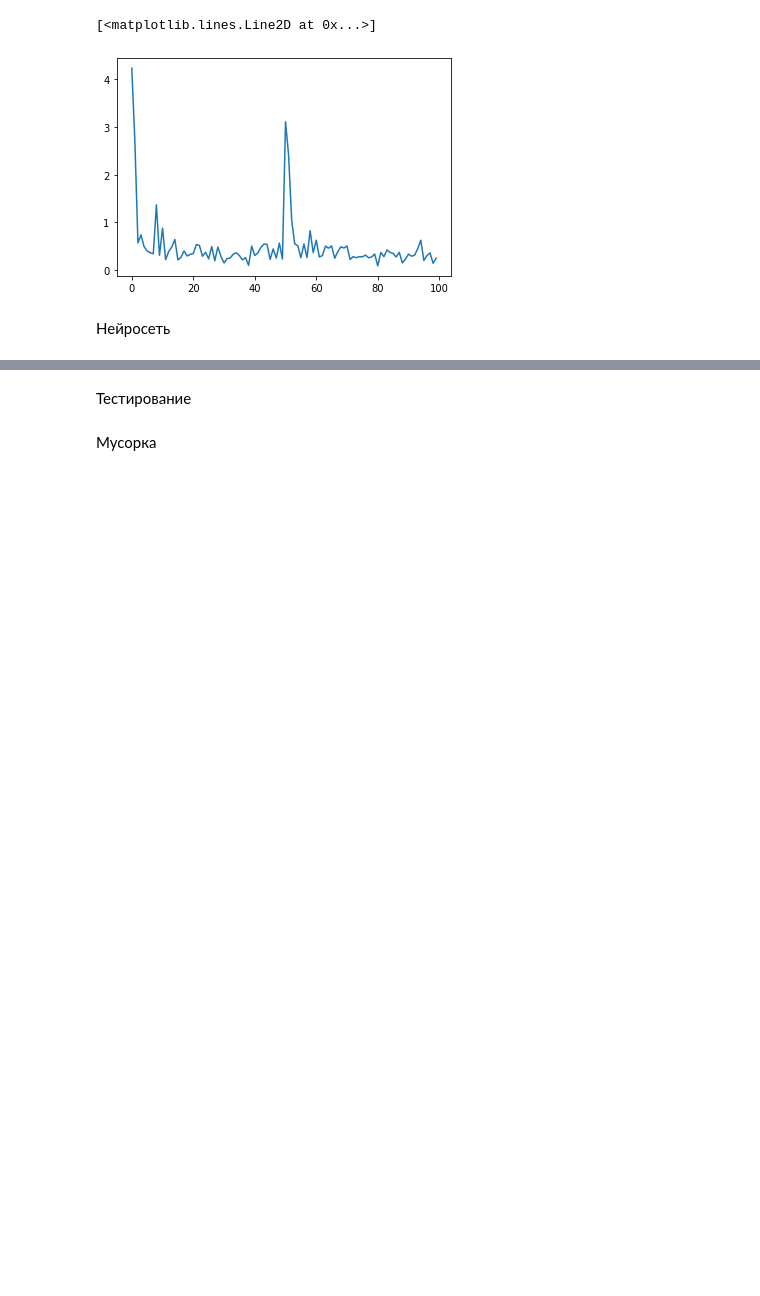
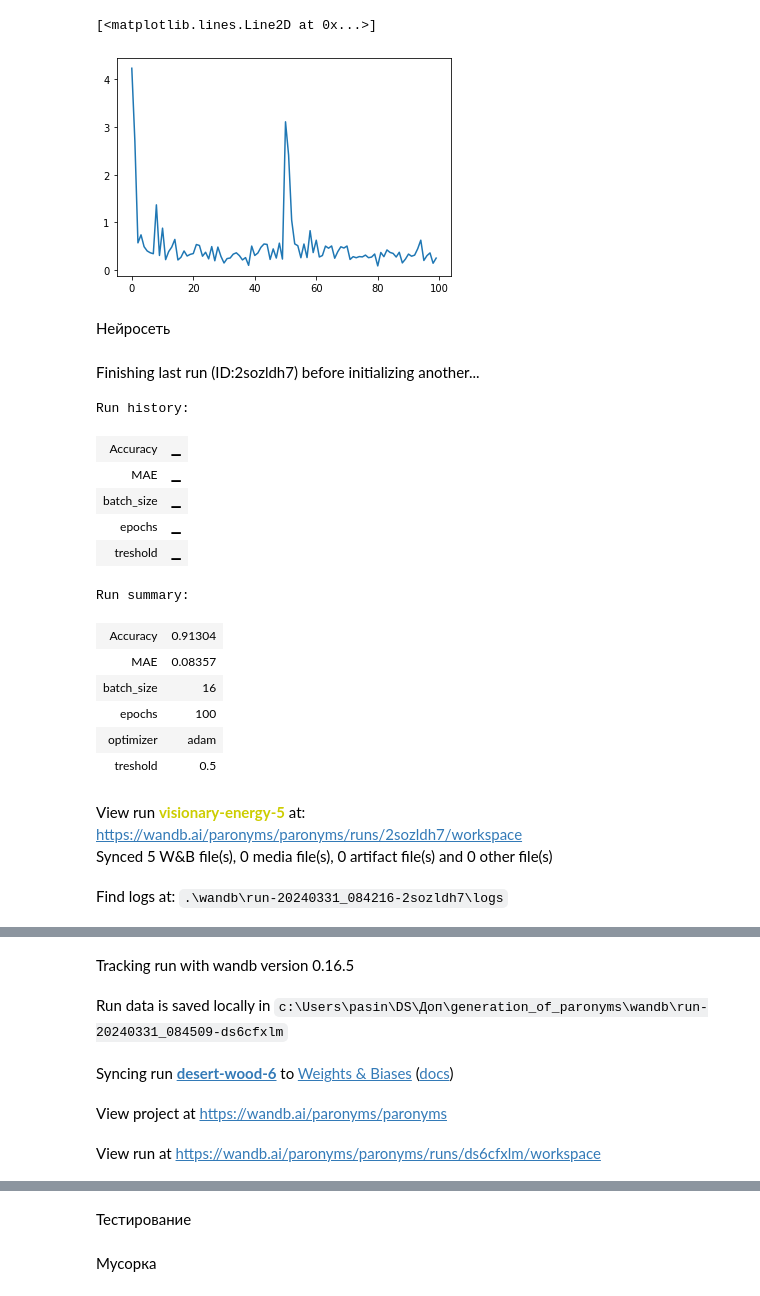
Before and after one commit to PaLashilo/paronyms2, a Jupyter notebook: model.ipynb, the cells around one changed output, grey strips where cells are left out. Saved outputs shown, nothing was run; the diff lists cells and outputs as text; code cells hidden in the pictures; blank space fills up the shorter version.

```diff
--- a/model.ipynb
+++ b/model.ipynb
@@ -197,5 +254,23 @@ plt.plot(cat_model.feature_importances_[:-1])
 Нейросеть
 # %%
 # Логирование
-wandb.init(project="paronyms")
+wandb.init(project="paronyms", tags=["nn"])
 wandb.log(nn)
+# %% [output]
+Finishing last run (ID:2sozldh7) before initializing another...
+Run history:
+| Accuracy | ▁ |
+| MAE | ▁ |
+| batch_size | ▁ |
+| epochs | ▁ |
+| treshold | ▁ |
+Run summary:
+| Accuracy | 0.91304 |
+| MAE | 0.08357 |
+| batch_size | 16 |
+| epochs | 100 |
+| optimizer | adam |
+| treshold | 0.5 |
+View run visionary-energy-5 at: https://wandb.ai/paronyms/paronyms/runs/2sozldh7/workspace
+Synced 5 W&B file(s), 0 media file(s), 0 artifact file(s) and 0 other file(s)
+Find logs at: .\wandb\run-20240331_084216-2sozldh7\logs
@@ -201,0 +278,5 @@ wandb.log(nn)
+Tracking run with wandb version 0.16.5
+Run data is saved locally in c:\Users\pasin\DS\Доп\generation_of_paronyms\wandb\run-20240331_084509-ds6cfxlm
+Syncing run desert-wood-6 to Weights & Biases (docs)
+View project at https://wandb.ai/paronyms/paronyms
+View run at https://wandb.ai/paronyms/paronyms/runs/ds6cfxlm/workspace
```
Also changed, not shown: parts of 13 cells of this notebook, 3 other files.
